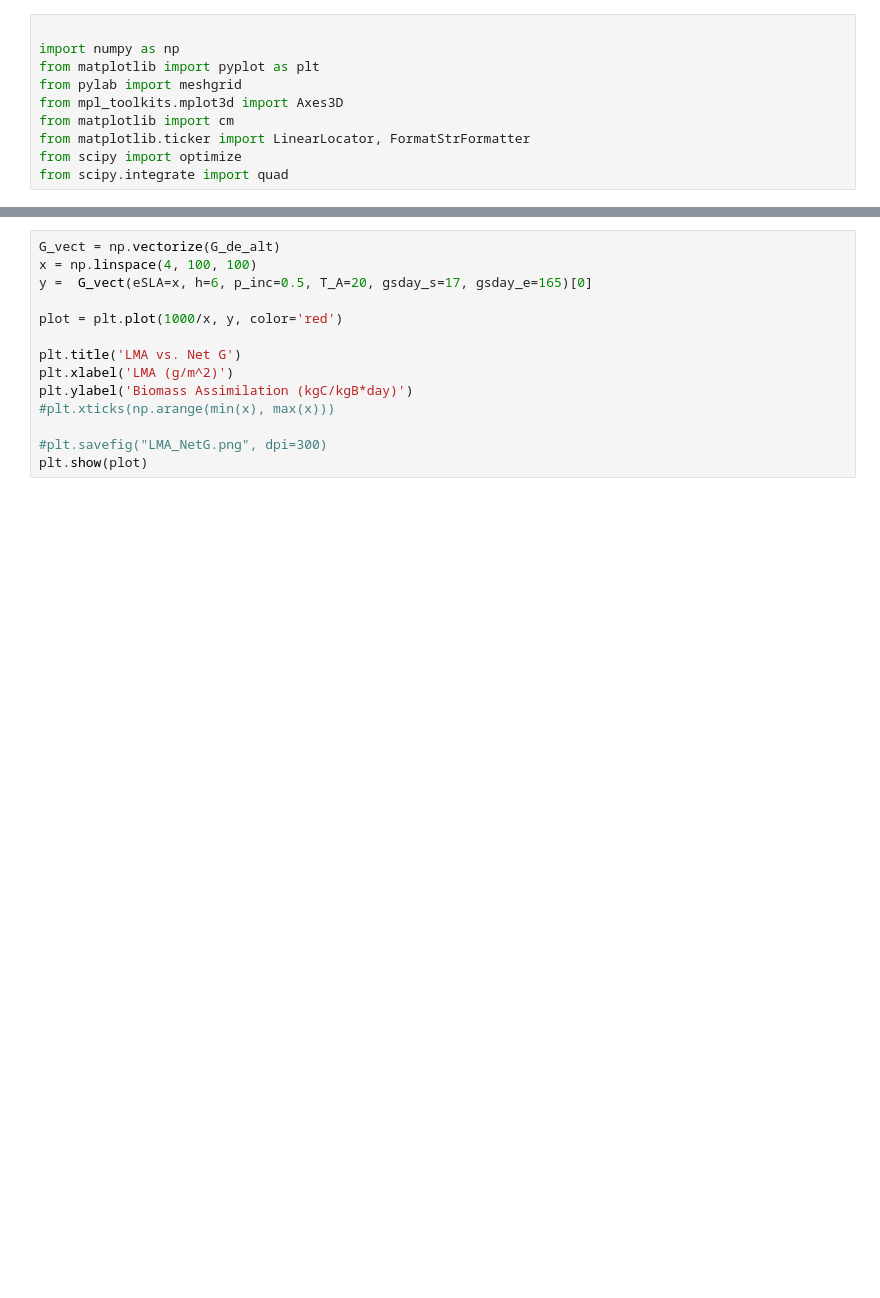
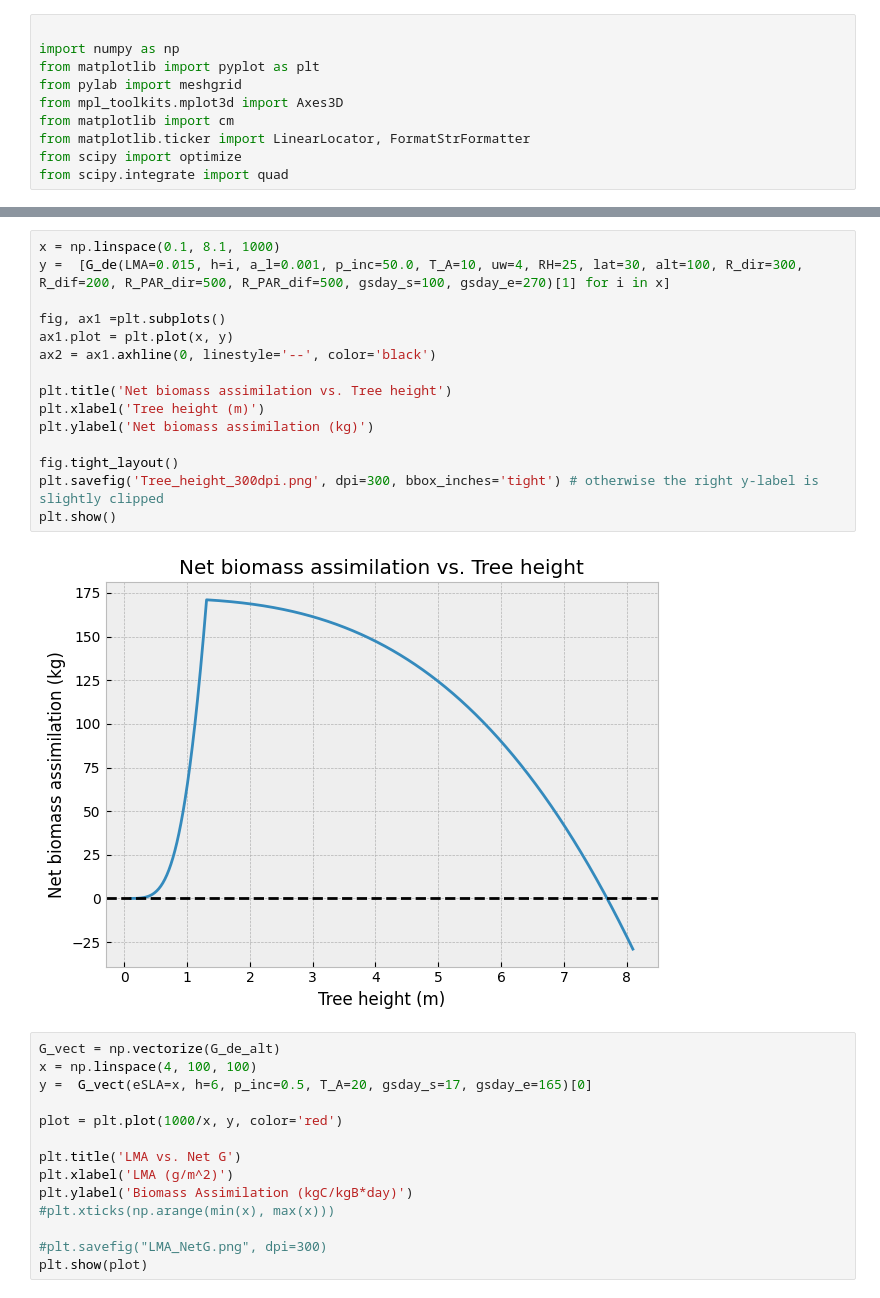
Before and after one commit to MustriM95/ScaledOptim, a Jupyter notebook: Simulations.ipynb, the cells around one changed output, grey strips where cells are left out. Drawn from its saved outputs; the diff is of its cells as text; blank space fills up the shorter version.

```diff
--- a/Simulations.ipynb
+++ b/Simulations.ipynb
@@ -48,3 +55,20 @@ plt.show()
+# %%
+x = np.linspace(0.1, 8.1, 1000)
+y =  [G_de(LMA=0.015, h=i, a_l=0.001, p_inc=50.0, T_A=10, uw=4, RH=25, lat=30, alt=100, R_dir=300, R_dif=200, R_PAR_dir=500, R_PAR_dif=500, gsday_s=100, gsday_e=270)[1] for i in x]
+
+fig, ax1 =plt.subplots()
+ax1.plot = plt.plot(x, y)
+ax2 = ax1.axhline(0, linestyle='--', color='black')
+
+plt.title('Net biomass assimilation vs. Tree height')
+plt.xlabel('Tree height (m)')
+plt.ylabel('Net biomass assimilation (kg)')
+
+fig.tight_layout()
+plt.savefig('Tree_height_300dpi.png', dpi=300, bbox_inches='tight') # otherwise the right y-label is slightly clipped
+plt.show()
+# %% [output]
+[figure, added]
 # %%
 G_vect = np.vectorize(G_de_alt)
 x = np.linspace(4, 100, 100)
```
Also changed, not shown: parts of 7 cells of this notebook, 1 other file.
